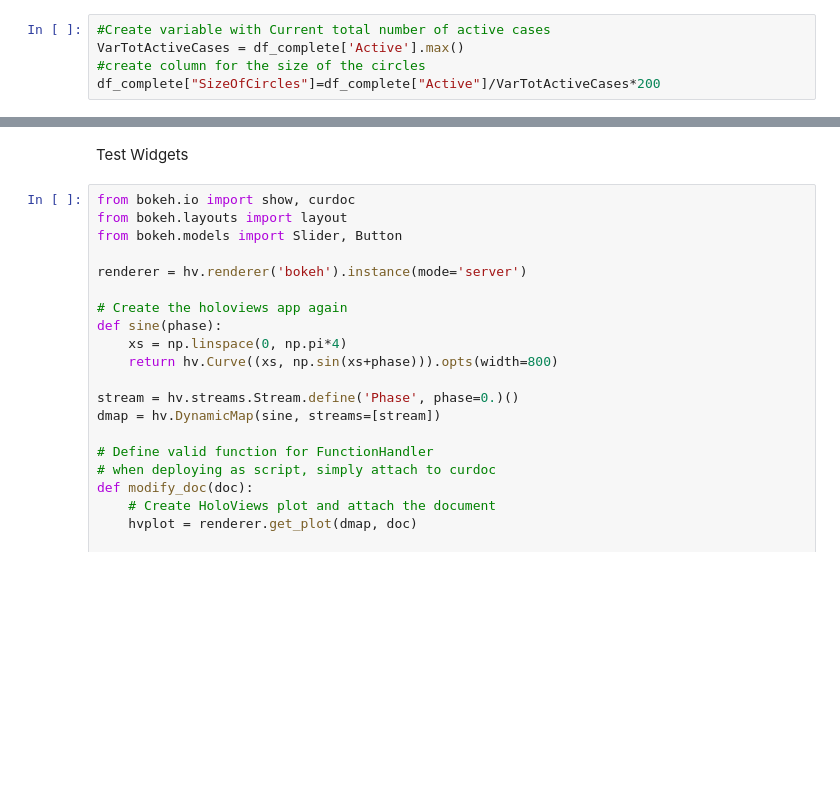
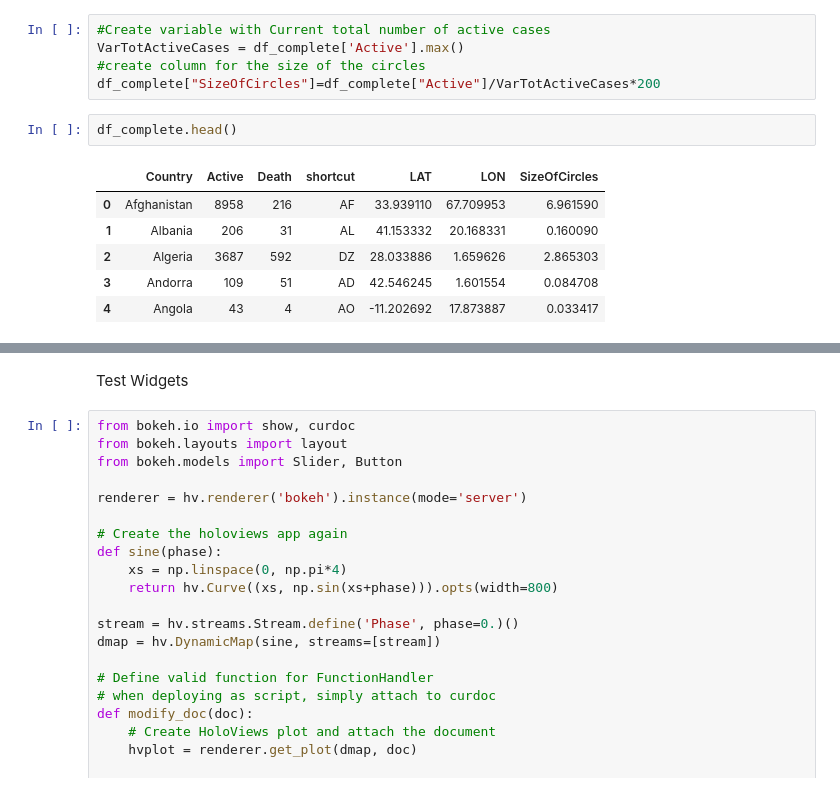
Before and after one commit to rechavar/pyCovid_TechLabsProj, a Jupyter notebook: TechLabs__finalProject.ipynb, the cells around one changed output, grey strips where cells are left out. Drawn from its saved outputs; the diff is of its cells as text; blank space fills up the shorter version.

```diff
--- a/TechLabs__finalProject.ipynb
+++ b/TechLabs__finalProject.ipynb
@@ -250,6 +250,15 @@ df_complete.head()
 VarTotActiveCases = df_complete['Active'].max()
 #create column for the size of the circles
 df_complete["SizeOfCircles"]=df_complete["Active"]/VarTotActiveCases*200
+# %%
+df_complete.head()
+# %% [output]
+|  | Country | Active | Death | shortcut | LAT | LON | SizeOfCircles |
+| 0 | Afghanistan | 8958 | 216 | AF | 33.939110 | 67.709953 | 6.961590 |
+| 1 | Albania | 206 | 31 | AL | 41.153332 | 20.168331 | 0.160090 |
+| 2 | Algeria | 3687 | 592 | DZ | 28.033886 | 1.659626 | 2.865303 |
+| 3 | Andorra | 109 | 51 | AD | 42.546245 | 1.601554 | 0.084708 |
+| 4 | Angola | 43 | 4 | AO | -11.202692 | 17.873887 | 0.033417 |
 # %%
 #setting up the world map in bokeh and holoviews
 
```
Also changed, not shown: parts of 3 cells of this notebook.
